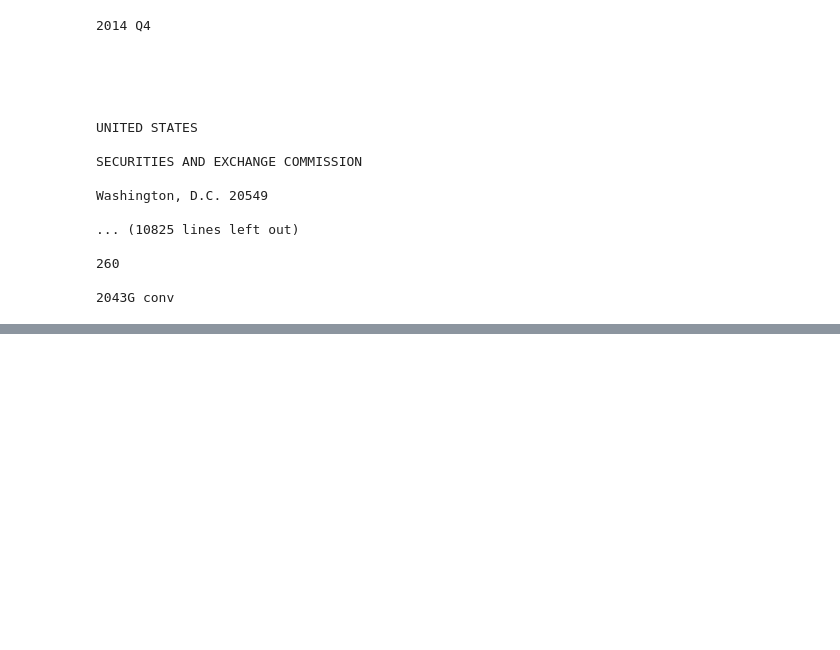
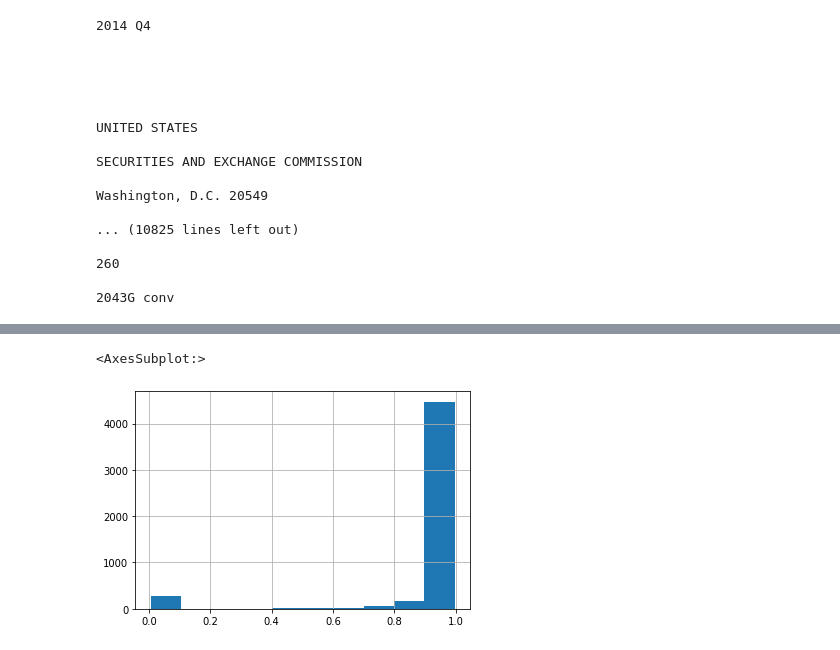
Before and after one commit to tomateit/noisemon, a Jupyter notebook: notebooks/boilerplate_elimination.ipynb, the cells around one changed output, grey strips where cells are left out. Saved outputs shown, nothing was run; the diff lists cells and outputs as text; code cells hidden in the pictures; blank space fills up the shorter version.

```diff
--- a/notebooks/boilerplate_elimination.ipynb
+++ b/notebooks/boilerplate_elimination.ipynb
@@ -52,0 +113,5 @@ Washington, D.C. 20549
+# %%
+dataframe.rt_to_ft_ratio.hist()
+# %% [output]
+<AxesSubplot:>
+[figure, added]
```
Also changed, not shown: parts of 12 cells of this notebook, 3 other files.
